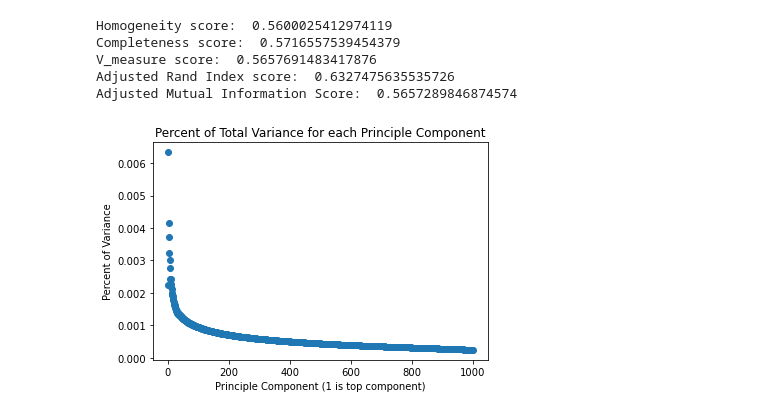
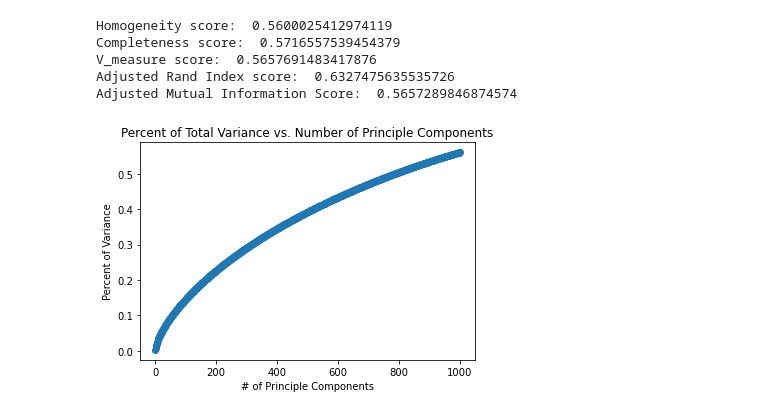
Before and after one commit to ztucker4/ECE219_Winter2021, a Jupyter notebook: Project_2/Project_2.ipynb, the cells around one changed output. Cells and saved outputs as stored; diff of their text form; code cells hidden in the pictures.

```diff
--- a/Project_2/Project_2.ipynb
+++ b/Project_2/Project_2.ipynb
@@ -77,25 +77,25 @@ Adjusted Mutual Information Score:  0.5657289846874574
 # %%
 #Q4
 #Random state?
 
 from sklearn.decomposition import TruncatedSVD, NMF
 import numpy as np
 
 variances = []
 r_vals = np.arange(1, 1001)
 
 trunc_svd = TruncatedSVD(n_components=1000, random_state=0)
 X_svd = trunc_svd.fit_transform(X_tfidf)
 
 variances = trunc_svd.explained_variance_ratio_
 
-plt.scatter(r_vals, variances)
-plt.xlabel("Principle Component (1 is top component)")
+plt.scatter(r_vals, np.cumsum(variances))
+plt.xlabel("# of Principle Components")
 plt.ylabel("Percent of Variance")
-plt.title("Percent of Total Variance for each Principle Component")
+plt.title("Percent of Total Variance vs. Number of Principle Components")
 plt.show()
 # %% [output]
-[figure, old version]
+[figure, new version]
 # %%
 
 #Q5
```
Also changed, not shown: parts of 6 cells of this notebook.
